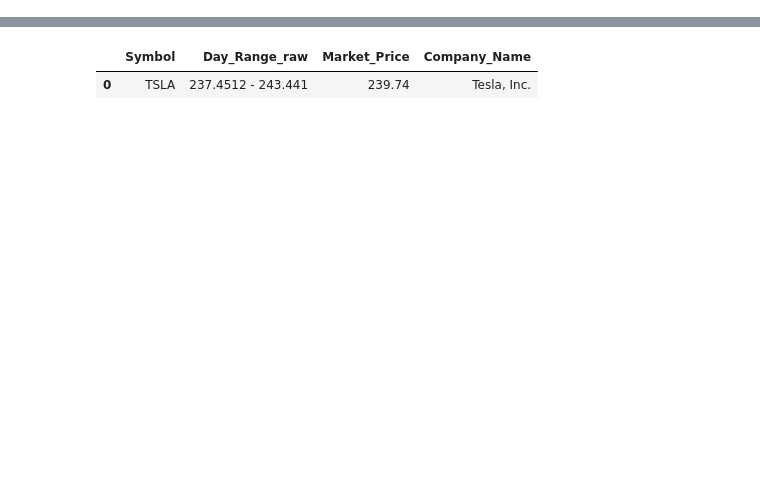
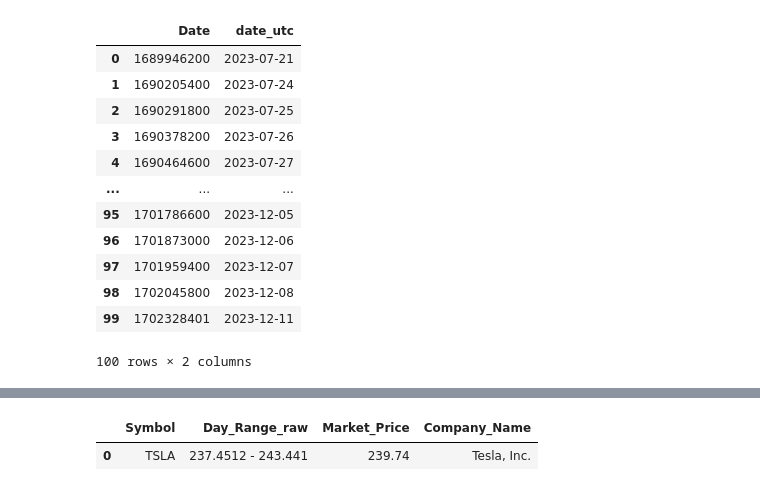
Before and after one commit to AprilHolmes7825/Project_1, a Jupyter notebook: Reddit_data_pull.ipynb, the cells around one changed output, grey strips where cells are left out. Saved outputs shown, nothing was run; the diff lists cells and outputs as text; code cells hidden in the pictures; blank space fills up the shorter version.

```diff
--- a/Reddit_data_pull.ipynb
+++ b/Reddit_data_pull.ipynb
@@ -120,12 +124,5 @@ reddit_df
 # %%
-import requests
-
 url = "https://yahoo-finance127.p.rapidapi.com/historic/tsla/1d/100d"
 
-headers = {
-	"X-RapidAPI-Key": "11f7a923e1msh3c8c61e1bef42dcp1a3bf6jsn7810d3eb53c7",
-	"X-RapidAPI-Host": "yahoo-finance127.p.rapidapi.com"
-}
-
-yahoo_response2 = requests.get(url, headers=headers).json()
+yahoo_response2 = requests.get(url,headers=headers_yahoo).json()
 yahoo_response2
@@ -132,20 +147,37 @@ yahoo_response2
 # %%
 yahoo_finance3 = []
 
 yahoo_finance3.append({"Symbol": yahoo_response2['meta']["symbol"],
-                        "Market_Price": yahoo_response2['meta']["regularMarketPrice"],
-                        "Date": yahoo_response2["timestamp"],
-                        "Open": yahoo_response2['indicators']['quote'][0]['open']})
+                        "Date": yahoo_response2['timestamp'],
+                        "Open": yahoo_response2['indicators']['quote'][0]['open'],
+                        "Volume": yahoo_response2['indicators']['quote'][0]['volume'],
+                        "High": yahoo_response2['indicators']['quote'][0]['high'],
+                        "Close": yahoo_response2['indicators']['quote'][0]['close'],
+                        "Low": yahoo_response2['indicators']['quote'][0]['low']})
 
 yahoo_finance_df3 = pd.DataFrame(yahoo_finance3)
-yahoo_finance_df3.head()
+#yahoo_finance_df3.head()
 date_yahoo = yahoo_finance_df3['Date'].tolist()
 new_df_yahoo_date = pd.DataFrame(date_yahoo)
 #yahoo1 = new_df_yahoo.transpose()
 yeah1 = new_df_yahoo_date.astype(int)
 yeah1 = yeah1.transpose()
 yeah1.columns = ['Date']
 date_utc = yeah1['Date'].apply(lambda x: datetime.utcfromtimestamp(x).strftime('%Y-%m-%d'))
 yeah1['date_utc'] = date_utc
 yeah1
+# %% [output]
+|  | Date | date_utc |
+| 0 | 1689946200 | 2023-07-21 |
+| 1 | 1690205400 | 2023-07-24 |
+| 2 | 1690291800 | 2023-07-25 |
+| 3 | 1690378200 | 2023-07-26 |
+| 4 | 1690464600 | 2023-07-27 |
+| ... | ... | ... |
+| 95 | 1701786600 | 2023-12-05 |
+| 96 | 1701873000 | 2023-12-06 |
+| 97 | 1701959400 | 2023-12-07 |
+| 98 | 1702045800 | 2023-12-08 |
+| 99 | 1702328401 | 2023-12-11 |
+100 rows × 2 columns
 # %%
```
Also changed, not shown: parts of 8 cells of this notebook.
